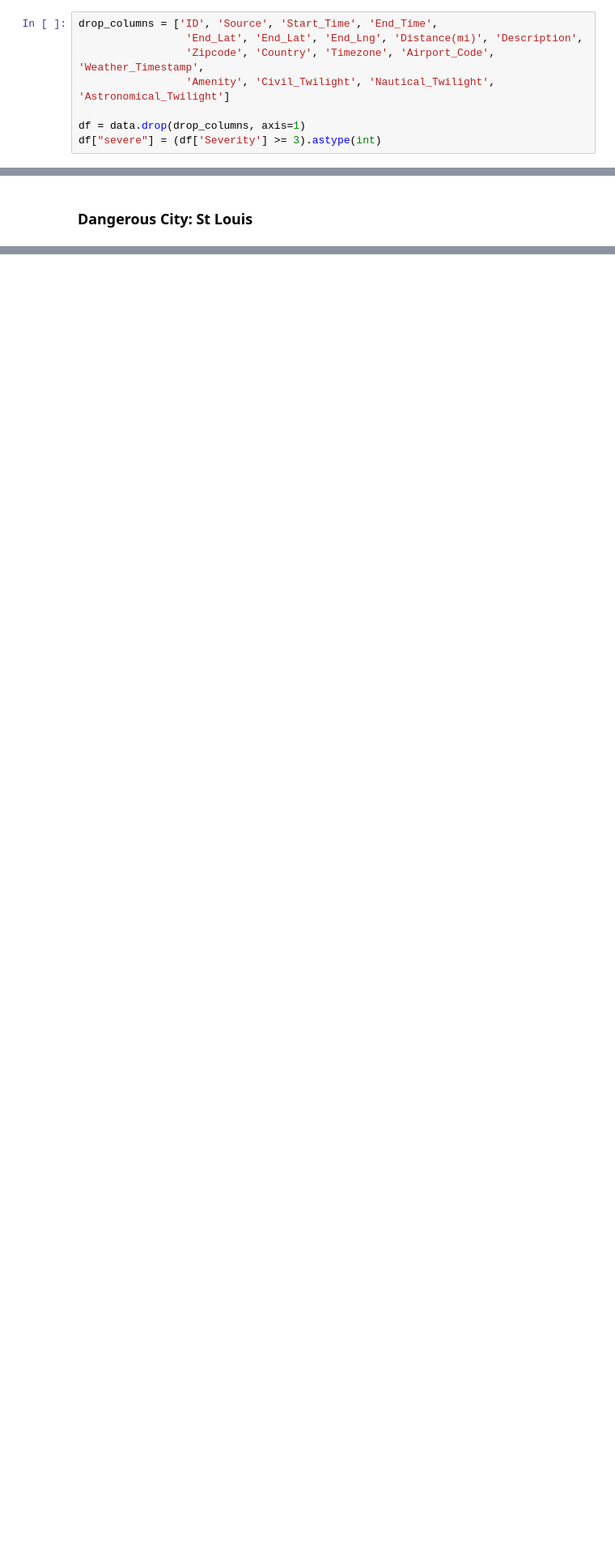
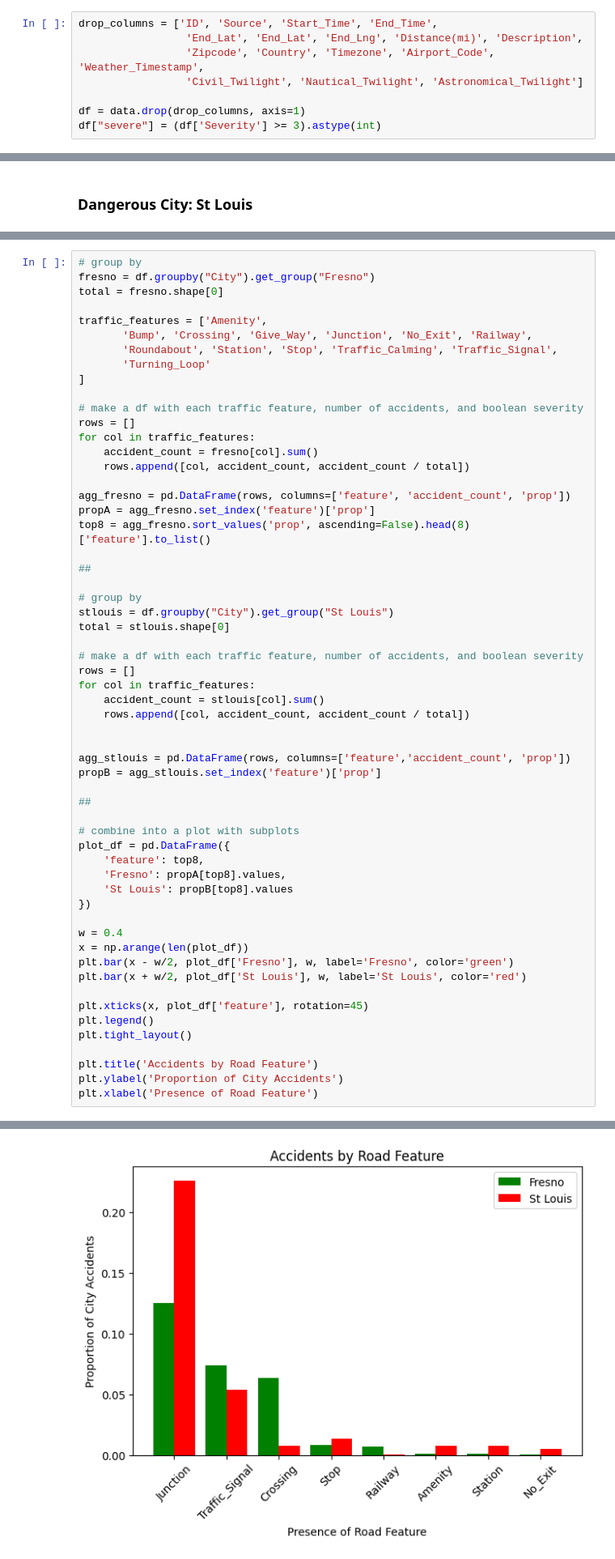
Before and after one commit to ethygers/vol3-data-and-modeling, a Jupyter notebook: superlative_cities.ipynb, the cells around one changed output, grey strips where cells are left out. Shown: that part at 81% size. Cells and saved outputs as stored; diff of their text form; blank space fills up the shorter version.

Commit message:
plotting done

```diff
--- a/superlative_cities.ipynb
+++ b/superlative_cities.ipynb
@@ -34,7 +13,7 @@ from matplotlib.patches import Patch
 drop_columns = ['ID', 'Source', 'Start_Time', 'End_Time',
                  'End_Lat', 'End_Lat', 'End_Lng', 'Distance(mi)', 'Description',
                  'Zipcode', 'Country', 'Timezone', 'Airport_Code', 'Weather_Timestamp',
-                 'Amenity', 'Civil_Twilight', 'Nautical_Twilight', 'Astronomical_Twilight']
+                 'Civil_Twilight', 'Nautical_Twilight', 'Astronomical_Twilight']
 
 df = data.drop(drop_columns, axis=1)
 df["severe"] = (df['Severity'] >= 3).astype(int)
@@ -183,0 +115,59 @@ Text(0.5, 1.0, 'Accidents in St Louis, Most Dangerous City')
+# %%
+# group by
+fresno = df.groupby("City").get_group("Fresno")
+total = fresno.shape[0]
+
+traffic_features = ['Amenity',
+       'Bump', 'Crossing', 'Give_Way', 'Junction', 'No_Exit', 'Railway',
+       'Roundabout', 'Station', 'Stop', 'Traffic_Calming', 'Traffic_Signal',
+       'Turning_Loop'
+]
+
+# make a df with each traffic feature, number of accidents, and boolean severity
+rows = []
+for col in traffic_features:
+    accident_count = fresno[col].sum()
+    rows.append([col, accident_count, accident_count / total])
+
+agg_fresno = pd.DataFrame(rows, columns=['feature', 'accident_count', 'prop'])
+propA = agg_fresno.set_index('feature')['prop']
+top8 = agg_fresno.sort_values('prop', ascending=False).head(8)['feature'].to_list()
+
+##
+
+# group by
+stlouis = df.groupby("City").get_group("St Louis")
+total = stlouis.shape[0]
+
+# make a df with each traffic feature, number of accidents, and boolean severity
+rows = []
+for col in traffic_features:
+    accident_count = stlouis[col].sum()
+    rows.append([col, accident_count, accident_count / total])
+
+
+agg_stlouis = pd.DataFrame(rows, columns=['feature','accident_count', 'prop'])
+propB = agg_stlouis.set_index('feature')['prop']
+
+##
+
+# combine into a plot with subplots
+plot_df = pd.DataFrame({
+    'feature': top8,
+    'Fresno': propA[top8].values,
+    'St Louis': propB[top8].values
+})
+
+w = 0.4
+x = np.arange(len(plot_df))
+plt.bar(x - w/2, plot_df['Fresno'], w, label='Fresno', color='green')
+plt.bar(x + w/2, plot_df['St Louis'], w, label='St Louis', color='red')
+
+plt.xticks(x, plot_df['feature'], rotation=45)
+plt.legend()
+plt.tight_layout()
+
+plt.title('Accidents by Road Feature')
+plt.ylabel('Proportion of City Accidents')
+plt.xlabel('Presence of Road Feature')
+# %% [output]
@@ -183,0 +175 @@ Text(0.5, 1.0, 'Accidents in St Louis, Most Dangerous City')
+[figure, added]
```
Also changed, not shown: parts of 18 cells of this notebook.
